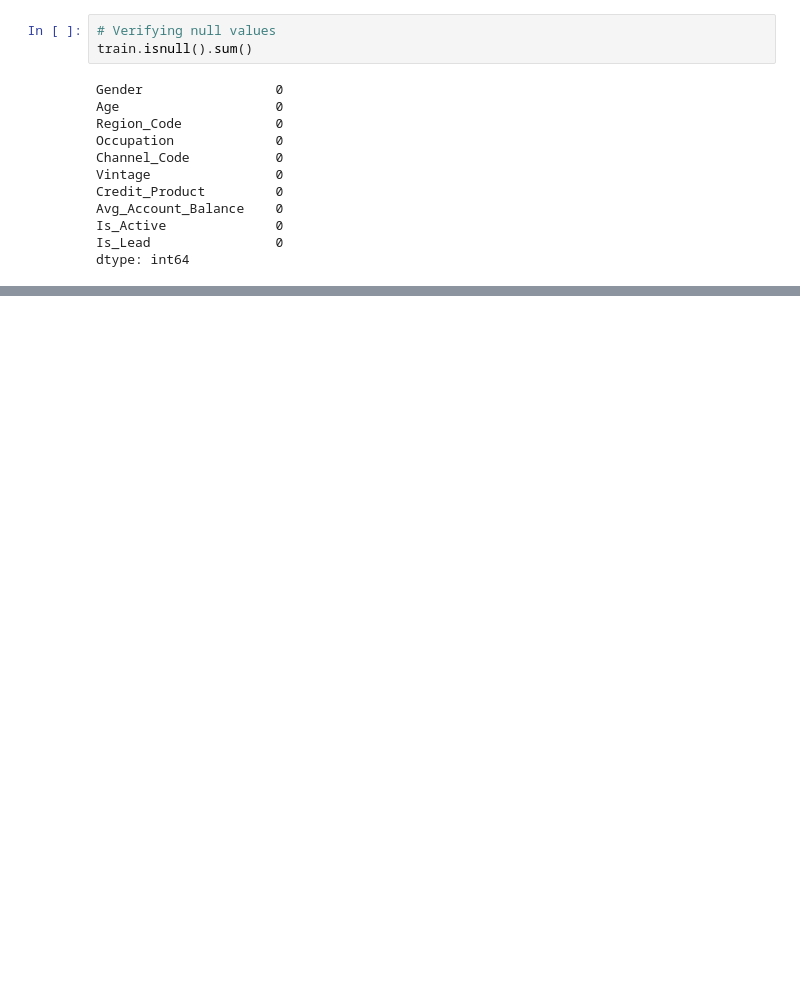
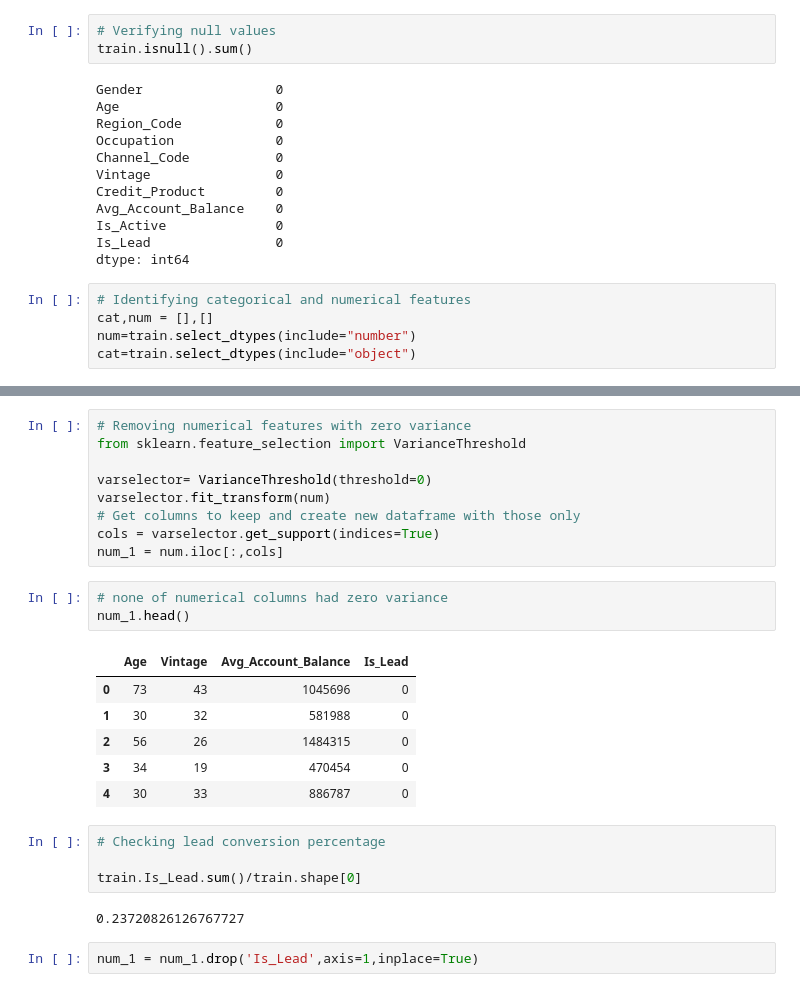
Before and after one commit to Aditk23/CreditCardLeadPrediction, a Jupyter notebook: data_cleaning.ipynb, the cells around one changed output, grey strips where cells are left out. Cells and saved outputs as stored; diff of their text form; blank space fills up the shorter version.

```diff
--- a/data_cleaning.ipynb
+++ b/data_cleaning.ipynb
@@ -131,3 +137,8 @@ Avg_Account_Balance    0
 Is_Active              0
 Is_Lead                0
 dtype: int64
+# %%
+# Identifying categorical and numerical features
+cat,num = [],[]
+num=train.select_dtypes(include="number")
+cat=train.select_dtypes(include="object")
@@ -133,0 +164,27 @@ dtype: int64
+# %%
+# Removing numerical features with zero variance
+from sklearn.feature_selection import VarianceThreshold
+
+varselector= VarianceThreshold(threshold=0)
+varselector.fit_transform(num)
+# Get columns to keep and create new dataframe with those only
+cols = varselector.get_support(indices=True)
+num_1 = num.iloc[:,cols]
+# %%
+# none of numerical columns had zero variance
+num_1.head()
+# %% [output]
+|  | Age | Vintage | Avg_Account_Balance | Is_Lead |
+| 0 | 73 | 43 | 1045696 | 0 |
+| 1 | 30 | 32 | 581988 | 0 |
+| 2 | 56 | 26 | 1484315 | 0 |
+| 3 | 34 | 19 | 470454 | 0 |
+| 4 | 30 | 33 | 886787 | 0 |
+# %%
+# Checking lead conversion percentage
+
+train.Is_Lead.sum()/train.shape[0]
+# %% [output]
+0.23720826126767727
+# %%
+num_1 = num_1.drop('Is_Lead',axis=1,inplace=True)
```
Also changed, not shown: parts of 11 cells of this notebook.
